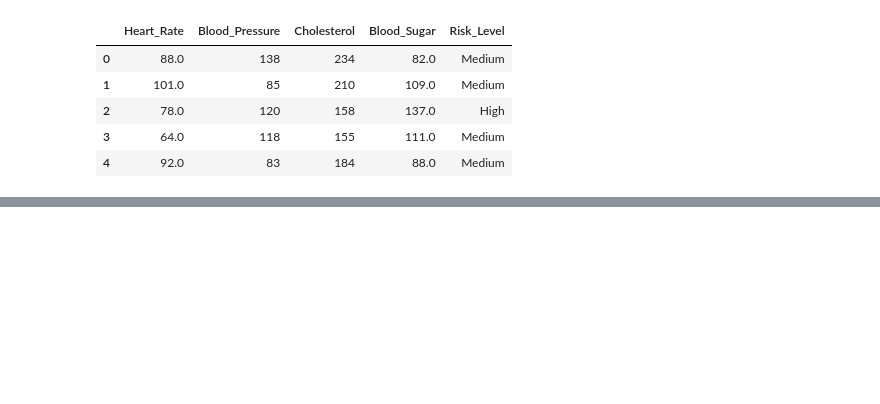
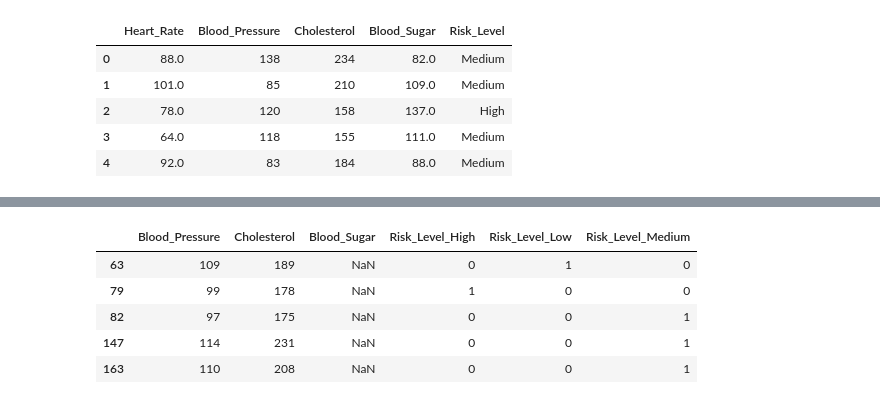
Before and after one commit to jlang62/ml-nlp-exam, a Jupyter notebook: notebooks/01_Classification.ipynb, the cells around one changed output, grey strips where cells are left out. Cells and saved outputs as stored; diff of their text form; code cells hidden in the pictures; blank space fills up the shorter version.

```diff
--- a/notebooks/01_Classification.ipynb
+++ b/notebooks/01_Classification.ipynb
@@ -15,0 +74,9 @@ df.head()
+# %%
+df_null.head()
+# %% [output]
+|  | Blood_Pressure | Cholesterol | Blood_Sugar | Risk_Level_High | Risk_Level_Low | Risk_Level_Medium |
+| 63 | 109 | 189 | NaN | 0 | 1 | 0 |
+| 79 | 99 | 178 | NaN | 1 | 0 | 0 |
+| 82 | 97 | 175 | NaN | 0 | 0 | 1 |
+| 147 | 114 | 231 | NaN | 0 | 0 | 1 |
+| 163 | 110 | 208 | NaN | 0 | 0 | 1 |
```
Also changed, not shown: parts of 18 cells of this notebook.
